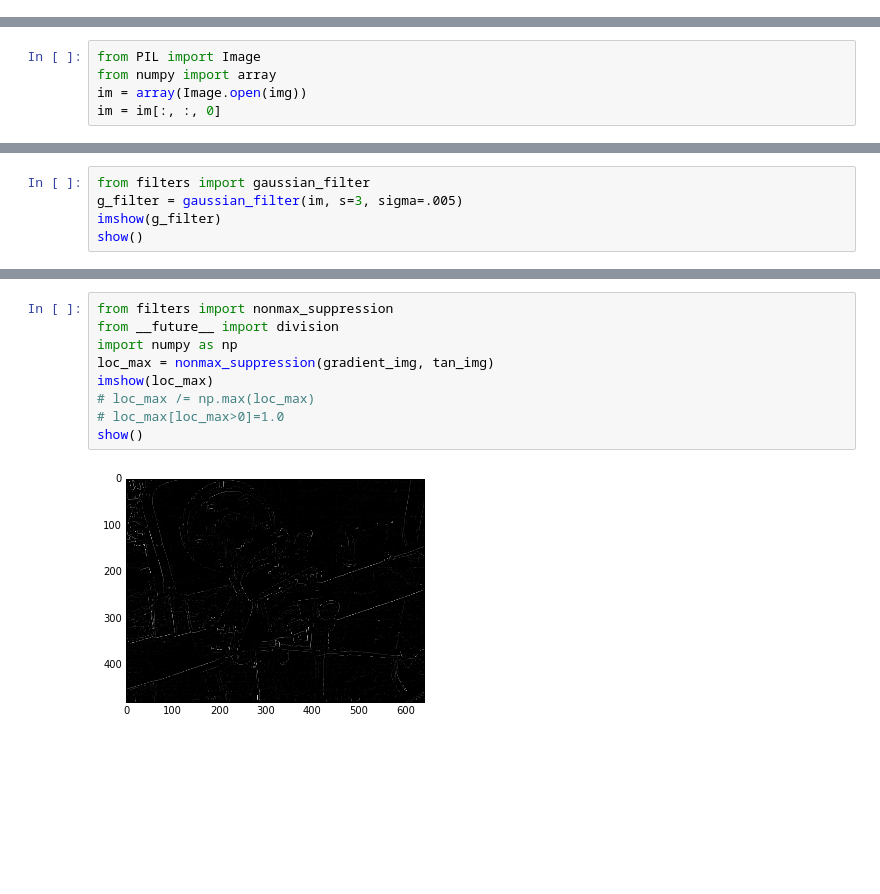
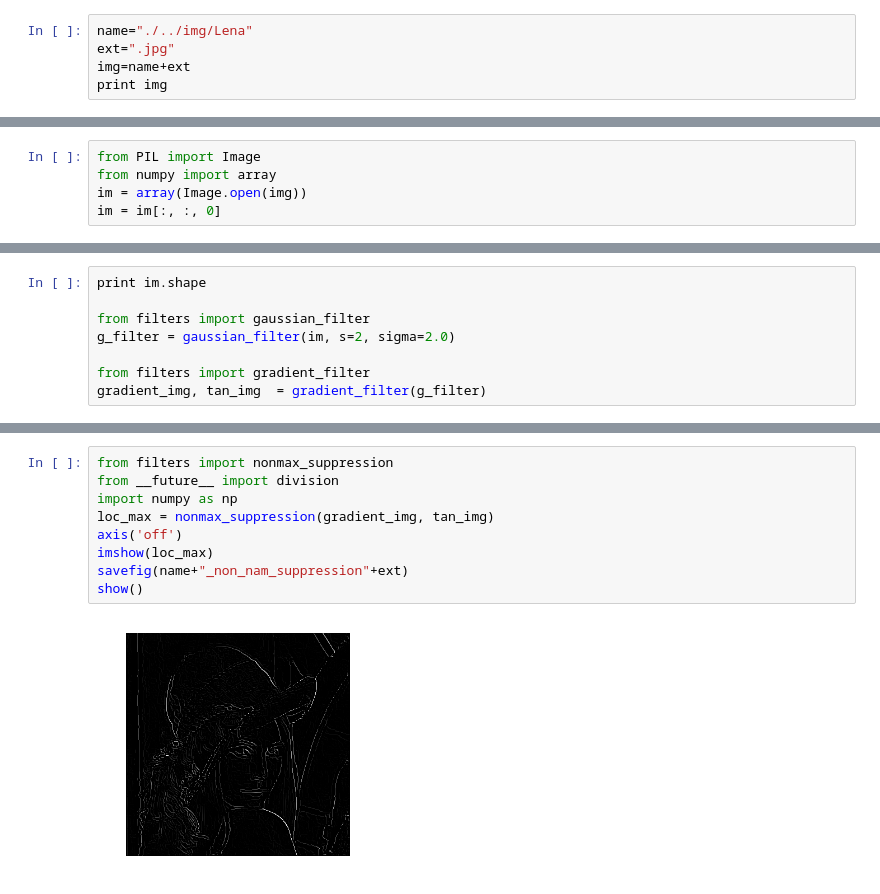
Before and after one commit to ESeNonFossiIo/CannyEdgeDetection, a Jupyter notebook: notebook/filters.ipynb, the cells around one changed output, grey strips where cells are left out. Cells and saved outputs as stored; diff of their text form; blank space fills up the shorter version.

```diff
--- a/notebook/filters.ipynb
+++ b/notebook/filters.ipynb
@@ -14,0 +9,5 @@ img="./../img/valve.png"
+# %%
+name="./../img/Lena"
+ext=".jpg"
+img=name+ext
+print img
@@ -35,6 +35,9 @@ print im.shape
 # %%
+print im.shape
+
 from filters import gaussian_filter
-g_filter = gaussian_filter(im, s=3, sigma=.005)
-imshow(g_filter)
-show()
+g_filter = gaussian_filter(im, s=2, sigma=2.0)
+
+from filters import gradient_filter
+gradient_img, tan_img  = gradient_filter(g_filter)
 # %% [output]
@@ -56,13 +66,13 @@ show()
 # %%
 from filters import nonmax_suppression
 from __future__ import division
 import numpy as np
 loc_max = nonmax_suppression(gradient_img, tan_img)
+axis('off')
 imshow(loc_max)
-# loc_max /= np.max(loc_max)
-# loc_max[loc_max>0]=1.0
+savefig(name+"_non_nam_suppression"+ext)
 show()
 # %% [output]
-[figure, old version]
+[figure, new version]
 # %%
 from filters import thresholding
```
Also changed, not shown: parts of 15 cells of this notebook, 2 other files.
